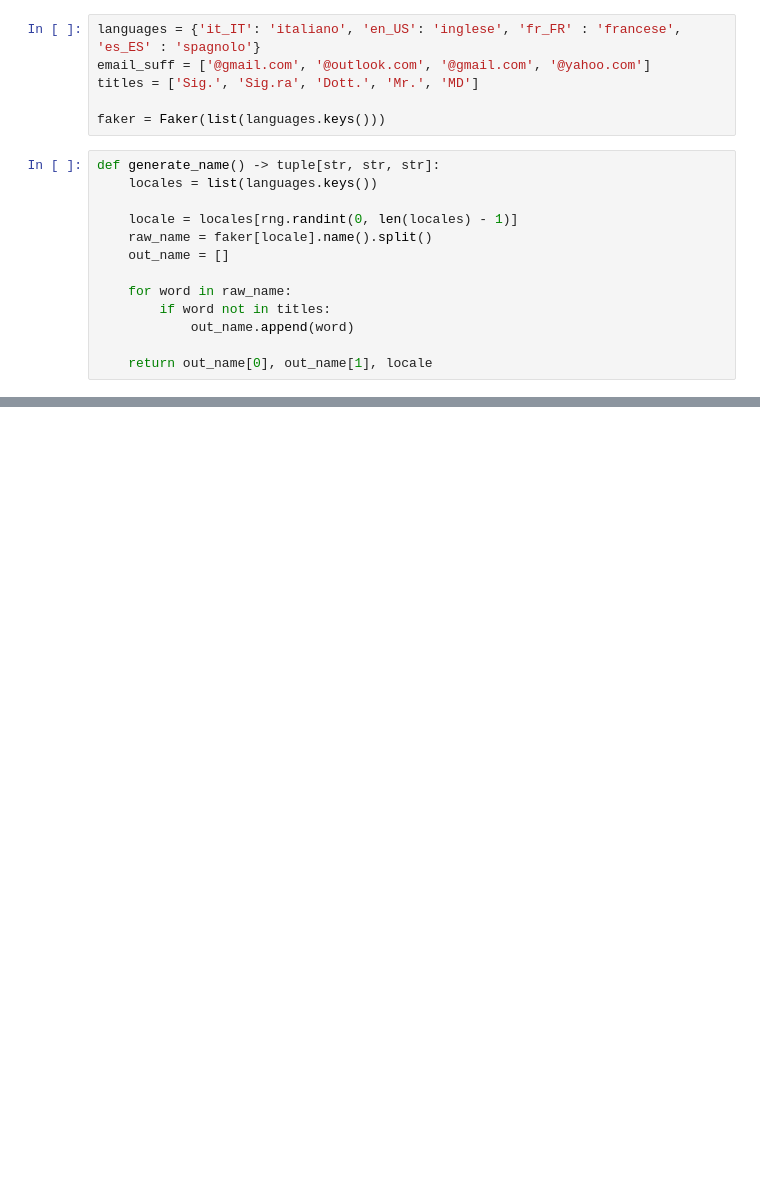
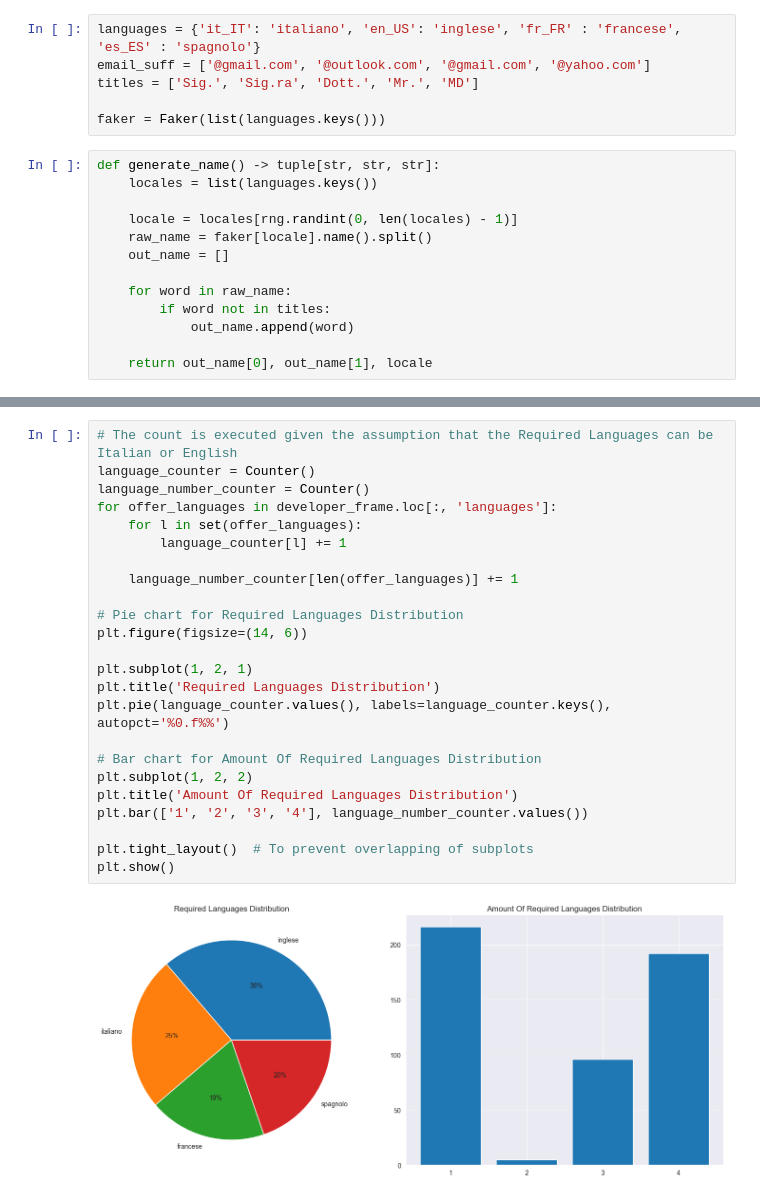
Before and after one commit to antoninoLorenzo/RecommenderSystem_TC, a Jupyter notebook: demo/notebooks/dev_profile_preparation.ipynb, the cells around one changed output, grey strips where cells are left out. Drawn from its saved outputs; the diff is of its cells as text; blank space fills up the shorter version.

```diff
--- a/demo/notebooks/dev_profile_preparation.ipynb
+++ b/demo/notebooks/dev_profile_preparation.ipynb
@@ -424,0 +422,26 @@ outliers
+# %%
+# The count is executed given the assumption that the Required Languages can be Italian or English
+language_counter = Counter()
+language_number_counter = Counter()
+for offer_languages in developer_frame.loc[:, 'languages']:
+    for l in set(offer_languages):
+        language_counter[l] += 1
+
+    language_number_counter[len(offer_languages)] += 1
+
+# Pie chart for Required Languages Distribution
+plt.figure(figsize=(14, 6))
+
+plt.subplot(1, 2, 1)
+plt.title('Required Languages Distribution')
+plt.pie(language_counter.values(), labels=language_counter.keys(), autopct='%0.f%%')
+
+# Bar chart for Amount Of Required Languages Distribution
+plt.subplot(1, 2, 2)
+plt.title('Amount Of Required Languages Distribution')
+plt.bar(['1', '2', '3', '4'], language_number_counter.values())
+
+plt.tight_layout()  # To prevent overlapping of subplots
+plt.show()
+# %% [output]
+[figure, added]
```
Also changed, not shown: parts of 10 cells of this notebook, 4 other files.
